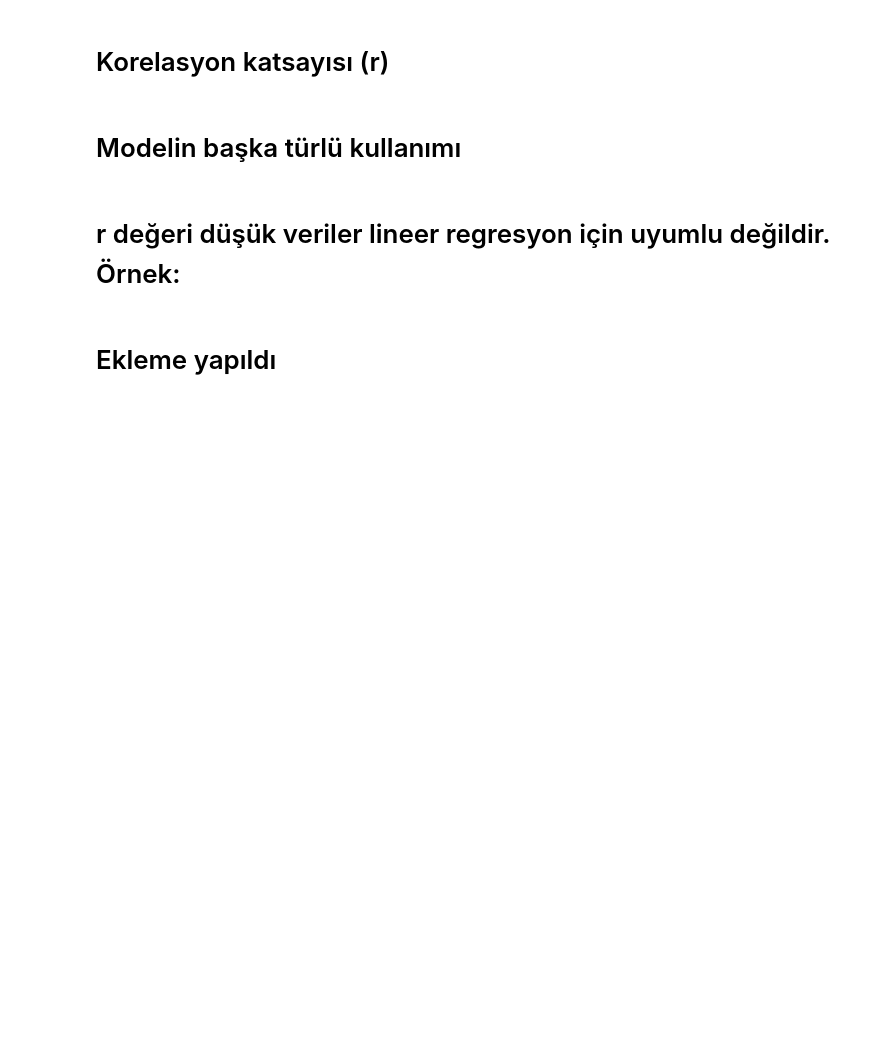
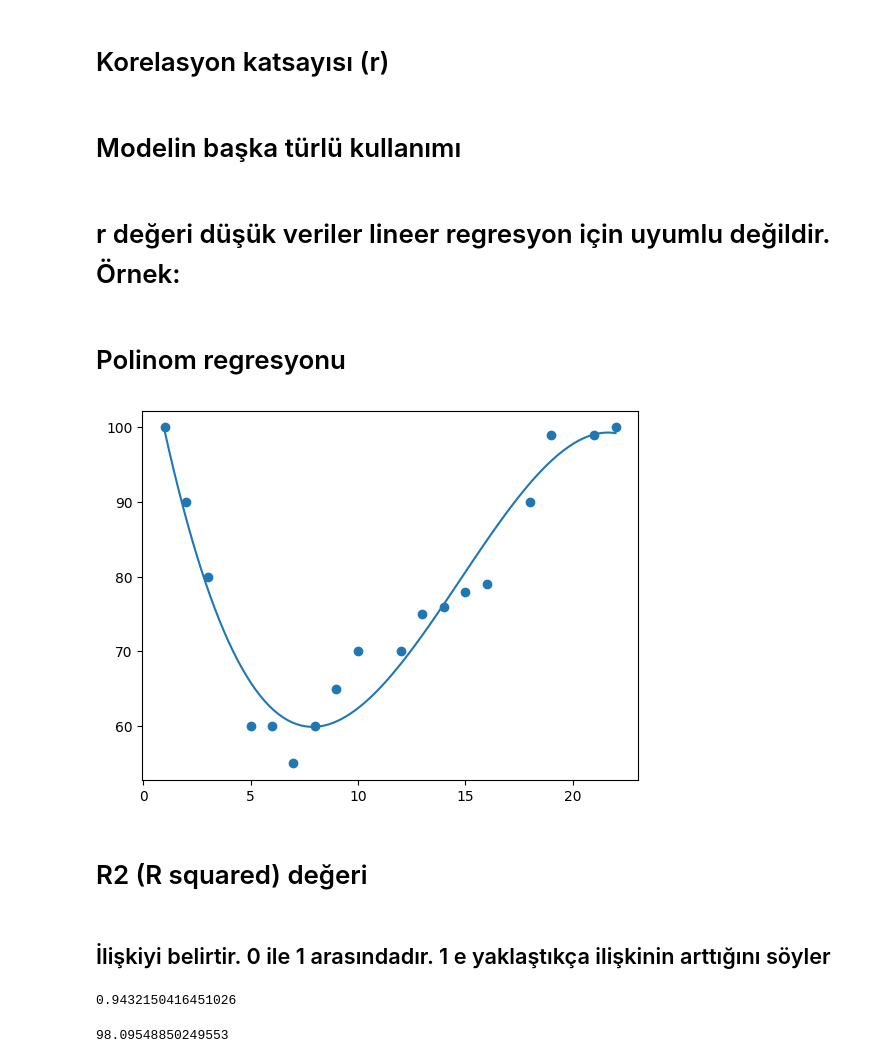
Before and after one commit to Zuvay/Data-Science-101, a Jupyter notebook: Temeller.ipynb, the cells around one changed output. Saved outputs shown, nothing was run; the diff lists cells and outputs as text; code cells hidden in the pictures; blank space fills up the shorter version.

```diff
--- a/Temeller.ipynb
+++ b/Temeller.ipynb
@@ -127,5 +127,53 @@ plt.scatter(x, y)
 plt.plot(x, mymodel)
 plt.show()
 print(r)
-# %% [markdown]
-<h1>Ekleme yapıldı</h1>
+# %% [markdown]
+<h1>Polinom regresyonu</h1>
+# %%
+import numpy
+import matplotlib.pyplot as plt
+
+#x değerleri günün saatlerini y değerleri ise geçen arabaların hızlarını belirtiyor
+x = [1,2,3,5,6,7,8,9,10,12,13,14,15,16,18,19,21,22]
+y = [100,90,80,60,60,55,60,65,70,70,75,76,78,79,90,99,99,100]
+
+model = numpy.poly1d(numpy.polyfit(x, y, 3))
+
+line = numpy.linspace(1, 22, 100) #x değerleri için 1. değerden 22. değere kadar çiz demek
+
+plt.scatter(x, y)
+plt.plot(line, model(line))
+plt.show()
+# %% [output]
+[figure, added]
+# %% [markdown]
+<h1>R2 (R squared) değeri</h1>
+# %% [markdown]
+<h2>İlişkiyi belirtir. 0 ile 1 arasındadır. 1 e yaklaştıkça ilişkinin arttığını söyler</h2>
+# %%
+import numpy
+from sklearn.metrics import r2_score
+
+x = [1,2,3,5,6,7,8,9,10,12,13,14,15,16,18,19,21,22]
+y = [100,90,80,60,60,55,60,65,70,70,75,76,78,79,90,99,99,100]
+
+mymodel = numpy.poly1d(numpy.polyfit(x, y, 3))
+
+print(r2_score(y, mymodel(x)))
+# modelimiz ile y değerleri arasındaki ilişki 0.94 çıktı. Oldukça güçlü bir değer
+# %% [output]
+0.9432150416451026
+# %%
+import numpy
+from sklearn.metrics import r2_score
+
+x = [1,2,3,5,6,7,8,9,10,12,13,14,15,16,18,19,21,22]
+y = [100,90,80,60,60,55,60,65,70,70,75,76,78,79,90,99,99,100]
+
+mymodel = numpy.poly1d(numpy.polyfit(x, y, 3))
+
+speed = mymodel(23)
+print(speed)
+#gelecek tahmini yaptırdık. saat 23:00'da geçen arabanın hız tahmini
+# %% [output]
+98.09548850249553
```
Also changed, not shown: parts of 15 cells of this notebook.
